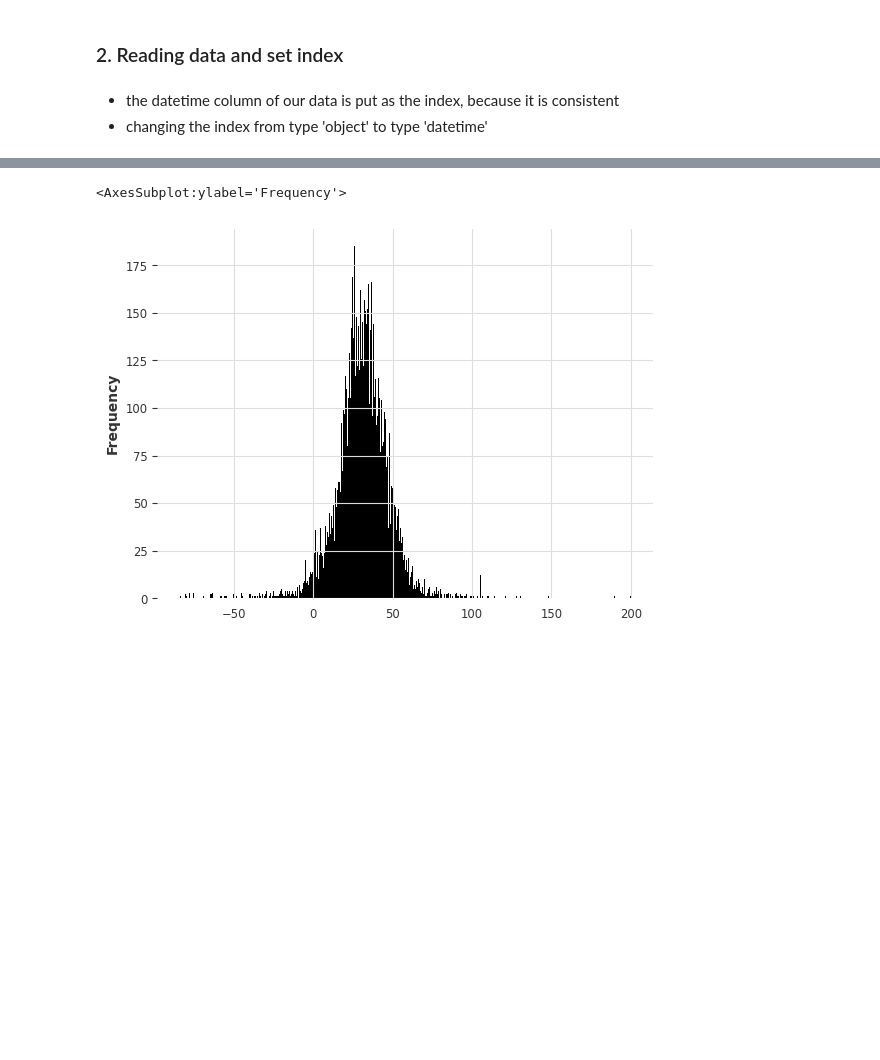
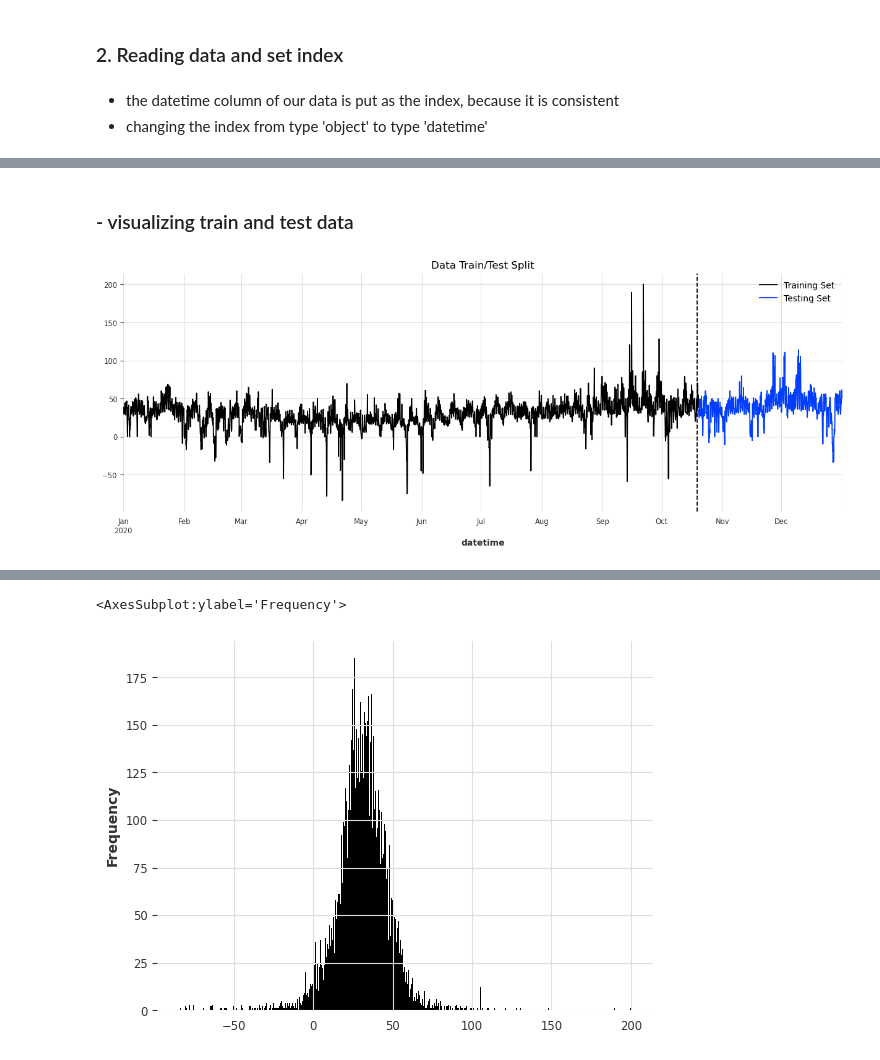
Before and after one commit to M-123-456/team-6-energy-costs, a Jupyter notebook: final_model.ipynb, the cells around one changed output, grey strips where cells are left out. Cells and saved outputs as stored; diff of their text form; code cells hidden in the pictures; blank space fills up the shorter version.

```diff
--- a/final_model.ipynb
+++ b/final_model.ipynb
@@ -32,0 +41,13 @@ df.plot( figsize=(15, 5), color = color_pal)
+# %%
+splitting_point = (int(len(df)*0.2))
+train, test = df[:-splitting_point], df[-splitting_point:]
+# %% [markdown]
+### - visualizing train and test data
+# %%
+fig, ax = plt.subplots(figsize =(15, 5))
+train.plot(ax=ax, y='energy_price', label = 'Training Set', title='Data Train/Test Split')
+test.plot(ax=ax, y='energy_price', label = 'Testing Set')
+ax.axvline('2020-10-19', color='black', ls='--') # type: ignore
+plt.show()
+# %% [output]
+[figure, added]
```
Also changed, not shown: parts of 92 cells of this notebook.
